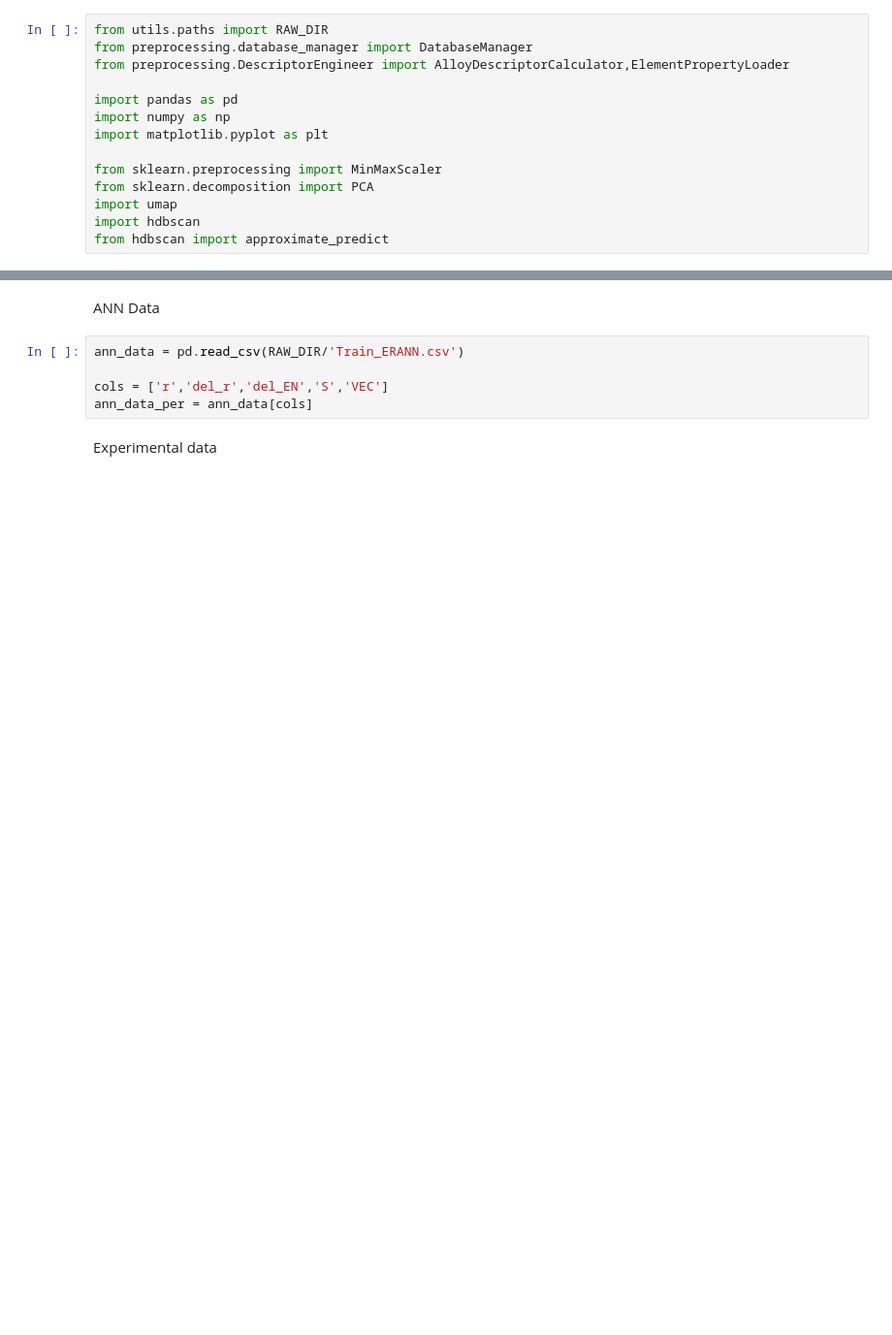
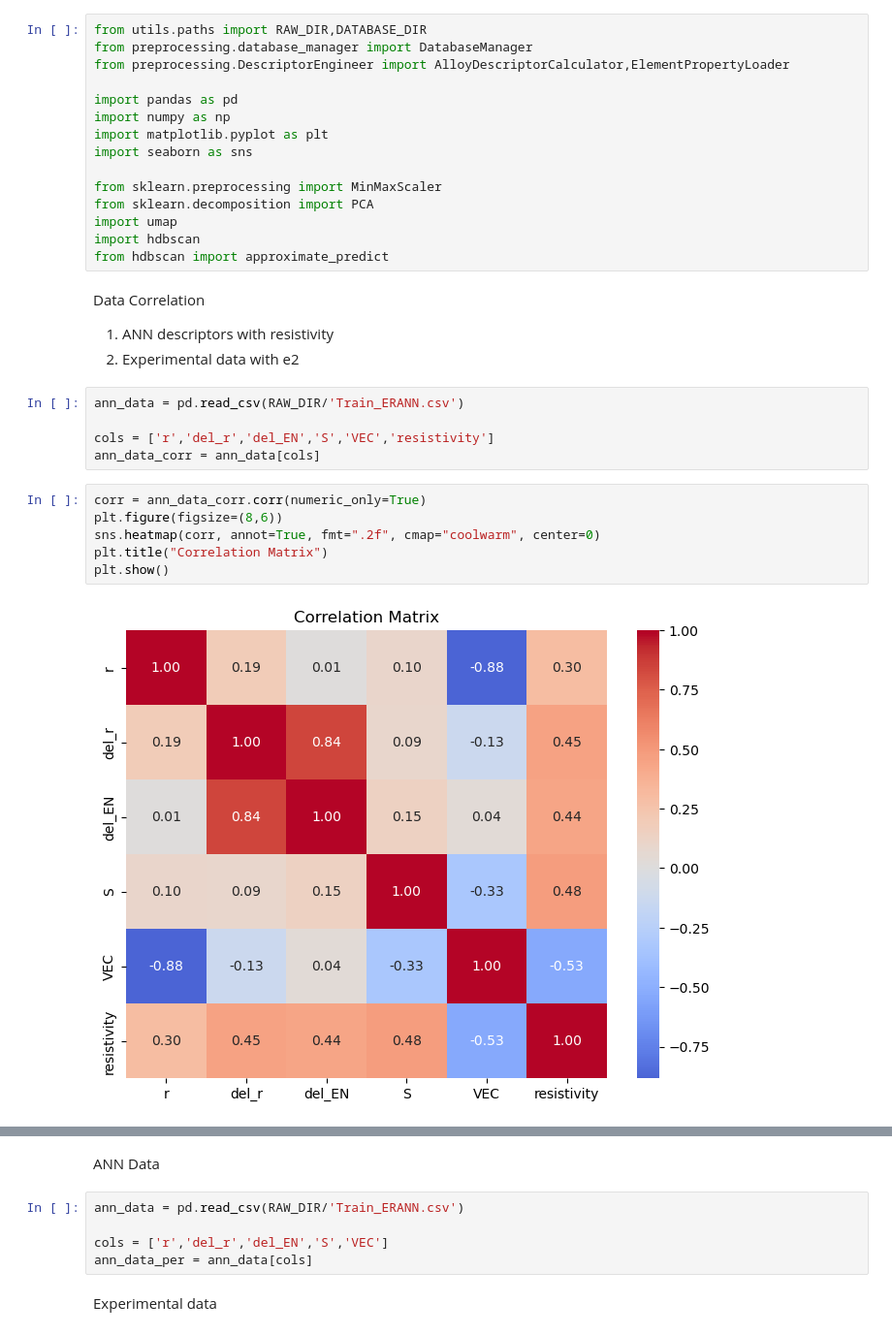
Before and after one commit to linarojas0824/Hybrid-Experimental-Data-Driven-Workflow, a Jupyter notebook: scripts/Notebooks/05_Clustering.ipynb, the cells around one changed output, grey strips where cells are left out. Shown at 97% size. Saved outputs shown, nothing was run; the diff lists cells and outputs as text; blank space fills up the shorter version.

Commit message:
correlation matrix

```diff
--- a/scripts/Notebooks/05_Clustering.ipynb
+++ b/scripts/Notebooks/05_Clustering.ipynb
@@ -1,14 +1,32 @@
 # %%
-from utils.paths import RAW_DIR
+from utils.paths import RAW_DIR,DATABASE_DIR
 from preprocessing.database_manager import DatabaseManager
 from preprocessing.DescriptorEngineer import AlloyDescriptorCalculator,ElementPropertyLoader
 
 import pandas as pd
 import numpy as np
 import matplotlib.pyplot as plt
+import seaborn as sns
 
 from sklearn.preprocessing import MinMaxScaler
 from sklearn.decomposition import PCA
 import umap
 import hdbscan
 from hdbscan import approximate_predict
+# %% [markdown]
+Data Correlation
+1. ANN descriptors with resistivity
+2. Experimental data with e2
+# %%
+ann_data = pd.read_csv(RAW_DIR/'Train_ERANN.csv')
+
+cols = ['r','del_r','del_EN','S','VEC','resistivity']
+ann_data_corr = ann_data[cols]
+# %%
+corr = ann_data_corr.corr(numeric_only=True)
+plt.figure(figsize=(8,6))
+sns.heatmap(corr, annot=True, fmt=".2f", cmap="coolwarm", center=0)
+plt.title("Correlation Matrix")
+plt.show()
+# %% [output]
+[figure, added]
```
Also changed, not shown: parts of 4 cells of this notebook, 2 other files.
